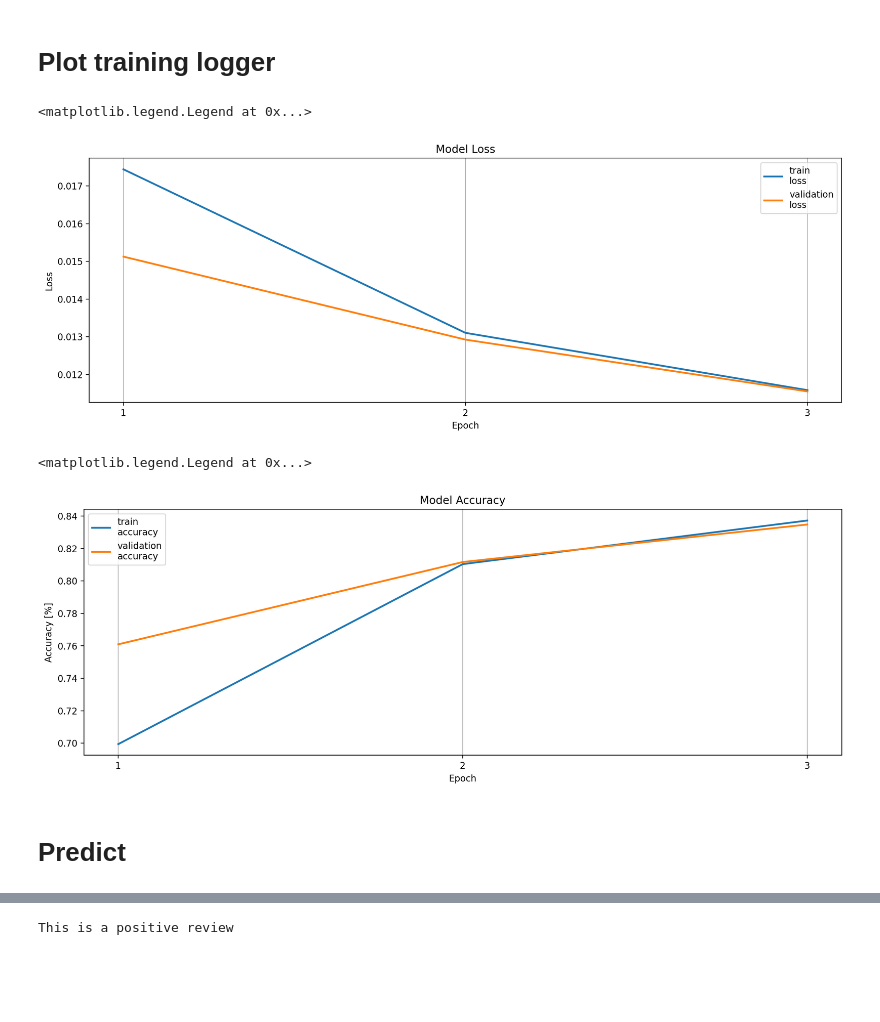
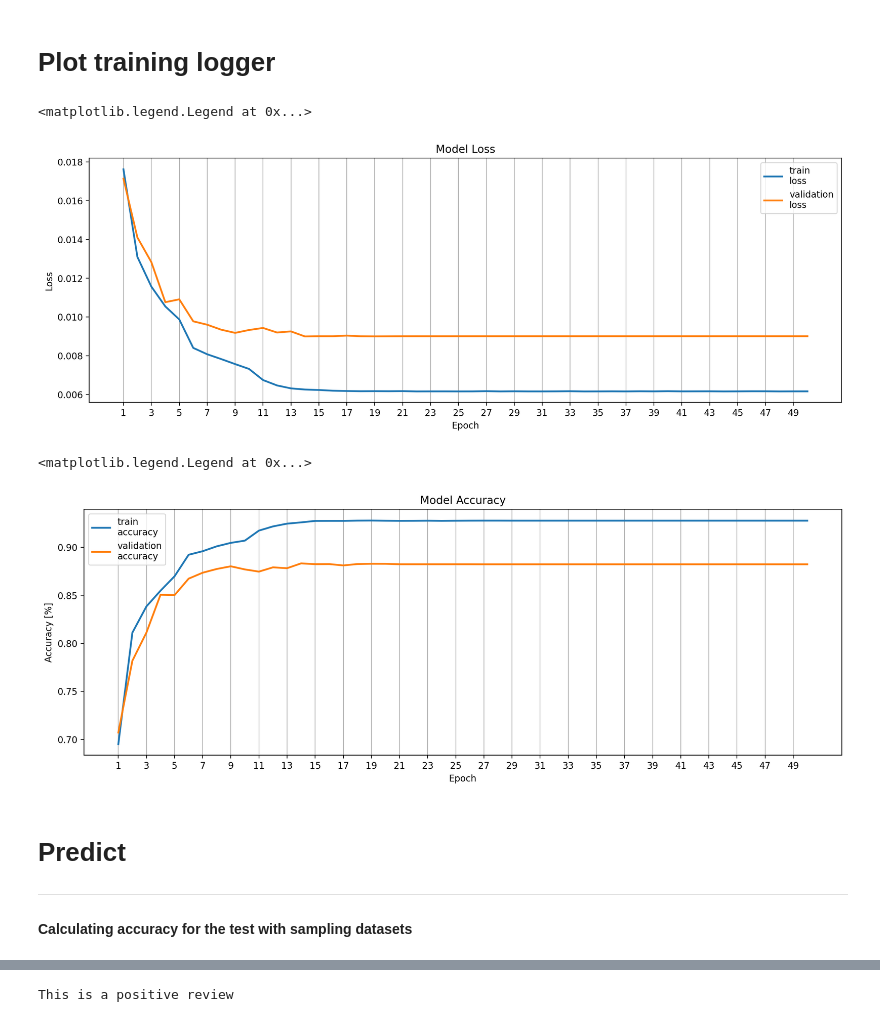
Before and after one commit to RoyElkabetz/Sentiment-Classification-of-Machine-Summarized-Text, a Jupyter notebook: notebooks/Text_Classification_full_vs_machine_summarized.ipynb, the cells around one changed output, grey strips where cells are left out. Drawn from its saved outputs; the diff is of its cells as text; code cells hidden in the pictures; blank space fills up the shorter version.

```diff
--- a/notebooks/Text_Classification_full_vs_machine_summarized.ipynb
+++ b/notebooks/Text_Classification_full_vs_machine_summarized.ipynb
@@ -125,11 +152,13 @@ Tokens: [12, 10, 17, 7, 4064, 13001, 72, 377, 111, 3, 1642, 8, 3, 1747, 5, 1453,
 Number of classes: 2
 Number of samples: 25000
 # %%
-TRAIN_DATASET_PATH = '/content/gdrive/MyDrive/Datasets/Text/IMDB2/train.csv'
-VALID_DATASET_PATH = '/content/gdrive/MyDrive/Datasets/Text/IMDB2/valid.csv'
-TEST_DATASET_PATH = '/content/gdrive/MyDrive/Datasets/Text/IMDB/test.csv'
+TRAIN_DATASET_PATH = '/content/train.csv'
+VALID_DATASET_PATH = '/content/valid.csv'
+TEST_WITHsampling_DATASET_PATH = '/content/test_with_sampling.csv'
+TEST_WITHOUTsampling_DATASET_PATH = '/content/test_without_sampling.csv'
 
-all_test_datasets = pd.read_csv(TEST_DATASET_PATH)
-all_test_datasets = all_test_datasets.drop(['Unnamed: 0'], axis=1)
-all_test_datasets.head()
+# get the test set (with sampling in the T5 summarization process)
+all_test_datasets_with_sampling = pd.read_csv(TEST_WITHsampling_DATASET_PATH)
+all_test_datasets_with_sampling = all_test_datasets_with_sampling.drop(['Unnamed: 0'], axis=1)
+all_test_datasets_with_sampling.head()
 # %% [output]
@@ -270,14 +380,14 @@ def evaluate(dataloader, logger=None):
     return total_acc / total_count
 # %%
 # Hyperparameters
-EPOCHS = 3               # epoch
+EPOCHS = 50               # epoch
 LR = 5                    # learning rate
 BATCH_SIZE = 32           # batch size
 N_CLASSES = 2             # positive / negatinve
 VOCAB_SIZE = len(vocab)   # vocabulary size
 EMB_SIZE = 64             # embedding dimension
 
-
+# set logger
 logger_list = ['train_loss',
                'train_acc',
                'train_iters',
@@ -289,12 +399,17 @@ logger_list = ['train_loss',
                'epochs']
 logger = utils.DataLogger(logger_list)
 
+# set the model
 model = models.TextClassificationModel(VOCAB_SIZE, EMB_SIZE, N_CLASSES).to(device)
+
+# set objective function
 criterion = torch.nn.CrossEntropyLoss()
+
+# set optimizer and scheduler
 optimizer = torch.optim.SGD(model.parameters(), lr=LR)
 scheduler = torch.optim.lr_scheduler.StepLR(optimizer, 1.0, gamma=0.5)
-total_accu = None
 
+# get dataloaders
 train_dataloader = DataLoader(train_dataset, batch_size=BATCH_SIZE,
                               shuffle=True, collate_fn=collate_batch)
 valid_dataloader = DataLoader(valid_dataset, batch_size=BATCH_SIZE,
@@ -302,7 +417,7 @@ valid_dataloader = DataLoader(valid_dataset, batch_size=BATCH_SIZE,
 
 
 
-
+total_accu = None
 for epoch in range(1, EPOCHS + 1):
     epoch_start_time = time.time()
     logger.log_up('epochs', epoch)
@@ -342,33 +456,30 @@ for epoch in range(1, EPOCHS + 1):
 # %%
 import matplotlib.pylab as plt
 fig, ax = plt.subplots(1, 1, figsize=(15, 5), dpi=200)
 fig.patch.set_facecolor('white')
 
 # plot loss
 p1 = ax.plot(logger.logger['epochs'], logger.logger['train_loss'], linewidth=2, label='train\nloss')
 p2 = ax.plot(logger.logger['epochs'], logger.logger['valid_loss'], linewidth=2, label='validation\nloss')
-
-ax.set_xticks(range(1, EPOCHS + 1))
-ax.set_xticklabels(range(1, EPOCHS + 1))
+ax.set_xticks(range(1, EPOCHS + 1, 2))
+ax.set_xticklabels(range(1, EPOCHS + 1, 2))
 ax.set_xlabel('Epoch')
 ax.set_ylabel('Loss')
 ax.set_title('Model Loss')
 ax.xaxis.grid()
 ax.legend()
 # %% [output]
 <matplotlib.legend.Legend at 0x...>
-[figure, old version]
+[figure, new version]
 # %%
 fig, ax = plt.subplots(1, 1, figsize=(15, 5), dpi=200)
 fig.patch.set_facecolor('white')
 
 # plot accuracy
-
-p7 = ax.plot(logger.logger['epochs'], logger.logger['train_acc'], linewidth=2, label='train\naccuracy')
-p8 = ax.plot(logger.logger['epochs'], logger.logger['valid_acc'], linewidth=2, label='validation\naccuracy')
-
-ax.set_xticks(range(1, EPOCHS + 1))
-ax.set_xticklabels(range(1, EPOCHS + 1))
+p3 = ax.plot(logger.logger['epochs'], logger.logger['train_acc'], linewidth=2, label='train\naccuracy')
+p4 = ax.plot(logger.logger['epochs'], logger.logger['valid_acc'], linewidth=2, label='validation\naccuracy')
+ax.set_xticks(range(1, EPOCHS + 1, 2))
+ax.set_xticklabels(range(1, EPOCHS + 1, 2))
 ax.set_xlabel('Epoch')
 ax.set_ylabel('Accuracy [%]')
 ax.set_title('Model Accuracy')
@@ -376,7 +487,10 @@ ax.xaxis.grid()
 ax.legend()
 # %% [output]
 <matplotlib.legend.Legend at 0x...>
-[figure, old version]
+[figure, new version]
-# %% [markdown]
-# Predict
+# %% [markdown]
+# Predict
+---
+
+#### Calculating accuracy for the test with sampling datasets
 # %%
```
Also changed, not shown: parts of 22 cells of this notebook.
